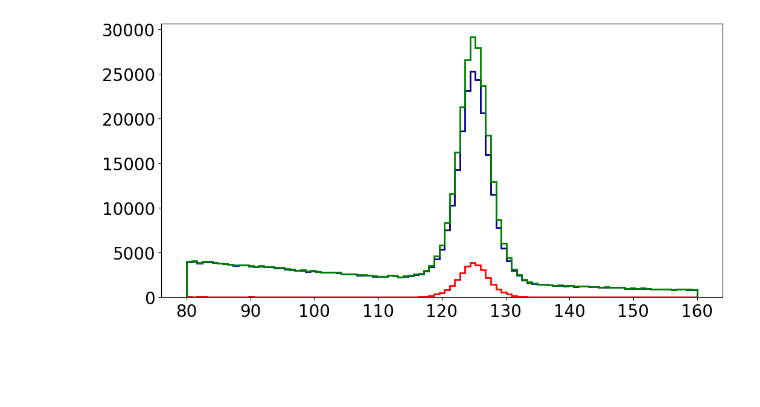
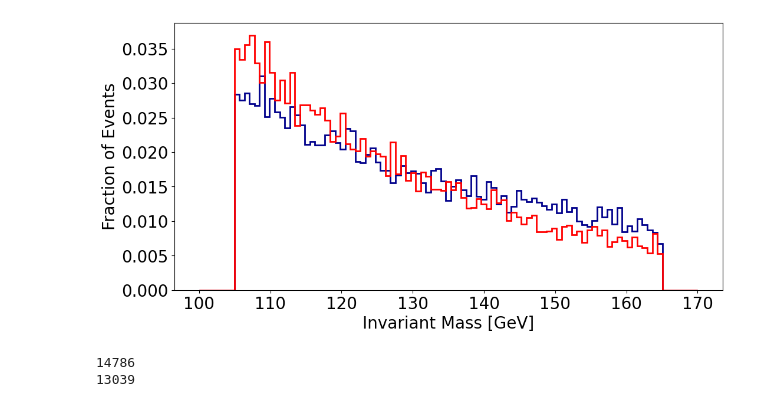
Before and after one commit to FindTheHiggs/Code, a Jupyter notebook: Code/FindTheHiggs.ipynb, the cells around one changed output. Saved outputs shown, nothing was run; the diff lists cells and outputs as text; code cells hidden in the pictures; blank space fills up the shorter version.

```diff
--- a/Code/FindTheHiggs.ipynb
+++ b/Code/FindTheHiggs.ipynb
@@ -102,0 +150,20 @@ Accuracy: 100.00%
+# %%
+#Sensitivity over different cuts
+ss = []
+t = np.linspace(0.1,0.9,20,endpoint=True)
+for i in t:
+    true_pos, false_pos, true_neg, false_neg = calc_Truths(predictions, y_val.values, m_val.values, threshold = i)
+    eff_sig = len(true_pos)/(len(true_pos)+len(false_neg))
+    eff_bkg = len(false_pos)/(len(false_pos)+len(true_neg))
+    sensitivity = Sensitivity(true_pos, false_pos)
+    ss.append(sensitivity)
+    print('Sensitivity on cut %.2f: '%i, '%.2f' % sensitivity,' with effsig: %.2f' % eff_sig,' with rj: %.2f'% eff_bkg)
+best_cut = t[ss.index(max(ss))]
+print('Best at: %.2f'% best_cut)
+
+#Plot sensitivities
+plt.plot(t, ss, label = 'Sensitivity on Cut')
+plt.xlabel('Prediction Cut')
+plt.ylabel('Sensitivity')
+plt.legend()
+plt.show()
@@ -103,15 +254,19 @@ Accuracy: 100.00%
 # %%
 #Do a plot of the mass spectrum
 plt.figure(figsize=(12,6), dpi= 100)
-inv = m_test.values
-preds = np.asarray(predictions)
-sigs = inv[preds == 1]
-bkgs = inv[preds == 0]
-xlims=[80, 160]
+sigs = m_data[predictions >= best_cut]
+bkgs = m_data[predictions < best_cut]
+xlims=[100, 170]
 bins = np.linspace(xlims[0],xlims[1],100,endpoint=True)
-plt.hist(bkgs, color = 'darkblue', histtype='step',  bins=bins,linewidth=2)
-plt.hist(sigs, color = 'red', histtype='step',  bins=bins,linewidth=2)
-plt.hist(inv, color = 'green', histtype='step',  bins=bins,linewidth=2)
+plt.hist(bkgs, color = 'darkblue', histtype='step', density = True, bins=bins,linewidth=2)
+plt.hist(sigs, color = 'red', histtype='step', density = True, bins=bins,linewidth=2)
+#plt.hist(m_data, color = 'green', histtype='step', density = True, bins=bins,linewidth=2)
+plt.xlabel('Invariant Mass [GeV]')
+plt.ylabel('Fraction of Events')
 plt.show()
+print(len(sigs))
+print(len(bkgs))
 # %% [output]
-[figure, old version]
+[figure, new version]
+14786
+13039
```
Also changed, not shown: parts of 12 cells of this notebook.
